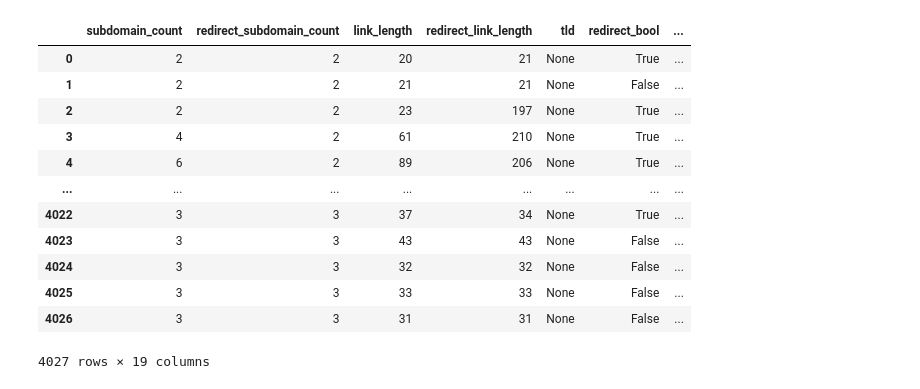
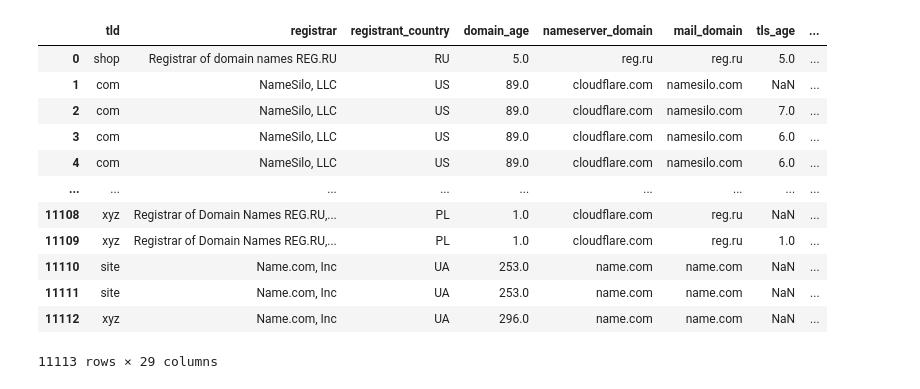
Before and after one commit to mksochota16/antiGrandmaScammer, a Jupyter notebook: grandma_analyzer/notebooks/notebook.ipynb, the cells around one changed output. Saved outputs shown, nothing was run; the diff lists cells and outputs as text; code cells hidden in the pictures.

Commit message:
Add ML notebook with first results and data in csv

```diff
--- a/grandma_analyzer/notebooks/notebook.ipynb
+++ b/grandma_analyzer/notebooks/notebook.ipynb
@@ -47,18 +41,17 @@ parsed_list = parse_sites()
-# %%
-
-fake_df = pd.DataFrame(parsed_list, columns=ParsedSite.get_field_names())
-fake_df
-# %% [output]
-|  | subdomain_count | redirect_subdomain_count | link_length | redirect_link_length | tld | redirect_bool | ... |
-| 0 | 2 | 2 | 20 | 21 | None | True | ... |
-| 1 | 2 | 2 | 21 | 21 | None | False | ... |
-| 2 | 2 | 2 | 23 | 197 | None | True | ... |
-| 3 | 4 | 2 | 61 | 210 | None | True | ... |
-| 4 | 6 | 2 | 89 | 206 | None | True | ... |
-| ... | ... | ... | ... | ... | ... | ... | ... |
-| 4022 | 3 | 3 | 37 | 34 | None | True | ... |
-| 4023 | 3 | 3 | 43 | 43 | None | False | ... |
-| 4024 | 3 | 3 | 32 | 32 | None | False | ... |
-| 4025 | 3 | 3 | 33 | 33 | None | False | ... |
-| 4026 | 3 | 3 | 31 | 31 | None | False | ... |
-4027 rows × 19 columns
+# %%
+illegitimate_df = pd.read_csv('../../data/illegitimate_data.csv')
+illegitimate_df
+# %% [output]
+|  | tld | registrar | registrant_country | domain_age | nameserver_domain | mail_domain | tls_age | ... |
+| 0 | shop | Registrar of domain names REG.RU | RU | 5.0 | reg.ru | reg.ru | 5.0 | ... |
+| 1 | com | NameSilo, LLC | US | 89.0 | cloudflare.com | namesilo.com | NaN | ... |
+| 2 | com | NameSilo, LLC | US | 89.0 | cloudflare.com | namesilo.com | 7.0 | ... |
+| 3 | com | NameSilo, LLC | US | 89.0 | cloudflare.com | namesilo.com | 6.0 | ... |
+| 4 | com | NameSilo, LLC | US | 89.0 | cloudflare.com | namesilo.com | 6.0 | ... |
+| ... | ... | ... | ... | ... | ... | ... | ... | ... |
+| 11108 | xyz | Registrar of Domain Names REG.RU,... | PL | 1.0 | cloudflare.com | reg.ru | NaN | ... |
+| 11109 | xyz | Registrar of Domain Names REG.RU,... | PL | 1.0 | cloudflare.com | reg.ru | 1.0 | ... |
+| 11110 | site | Name.com, Inc | UA | 253.0 | name.com | name.com | NaN | ... |
+| 11111 | site | Name.com, Inc | UA | 253.0 | name.com | name.com | NaN | ... |
+| 11112 | xyz | Name.com, Inc | UA | 296.0 | name.com | name.com | NaN | ... |
+11113 rows × 29 columns
```
Also changed, not shown: parts of 13 cells of this notebook, 5 other files.
